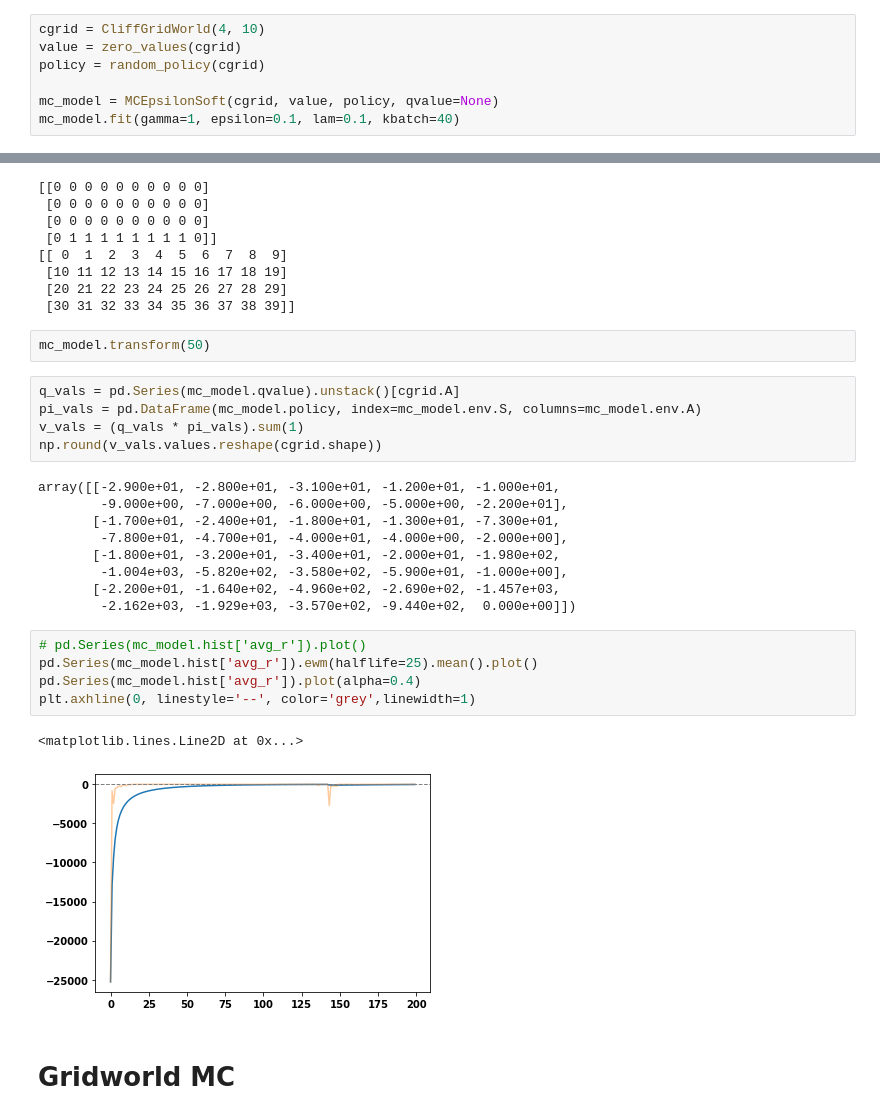
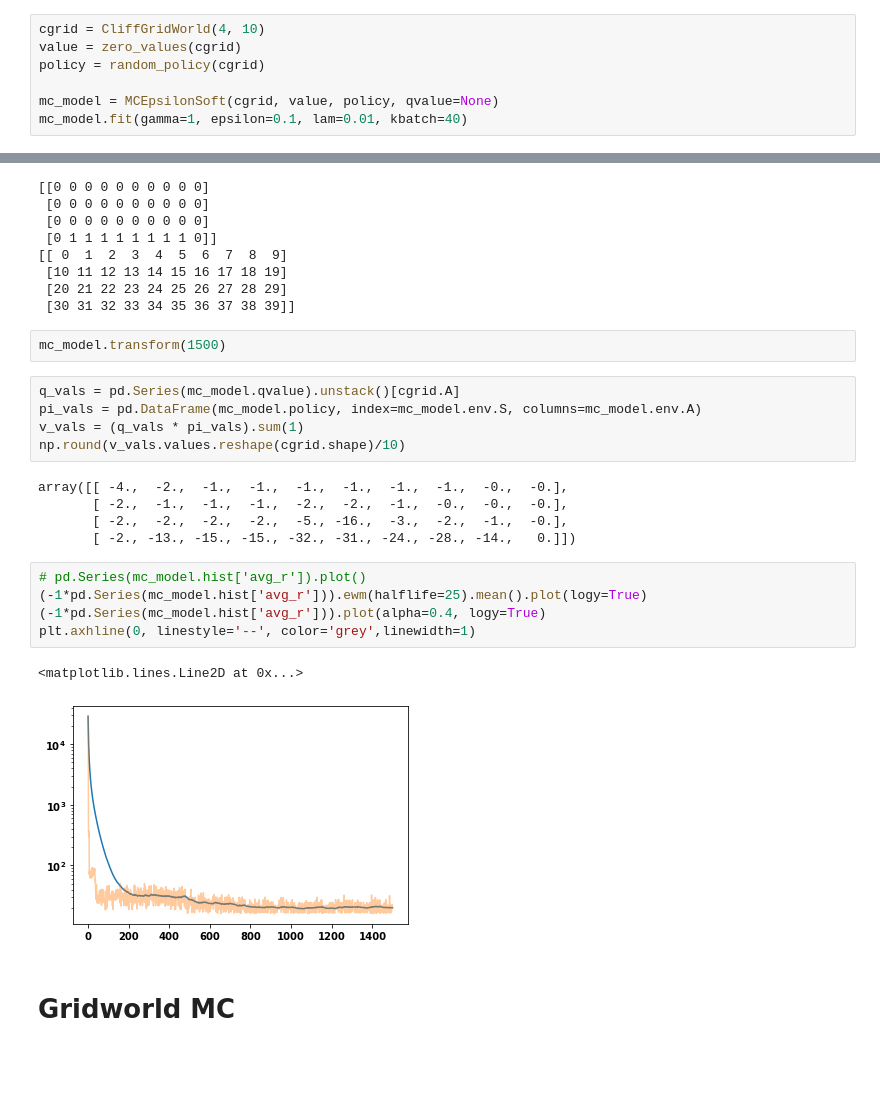
Before and after one commit to WHITSNAK/rflearn, a Jupyter notebook: notebooks/chapter 5.ipynb, the cells around one changed output, grey strips where cells are left out. Drawn from its saved outputs; the diff is of its cells as text; blank space fills up the shorter version.

```diff
--- a/notebooks/chapter 5.ipynb
+++ b/notebooks/chapter 5.ipynb
@@ -19,7 +19,7 @@ value = zero_values(cgrid)
 policy = random_policy(cgrid)
 
 mc_model = MCEpsilonSoft(cgrid, value, policy, qvalue=None)
-mc_model.fit(gamma=1, epsilon=0.1, lam=0.1, kbatch=40)
+mc_model.fit(gamma=1, epsilon=0.1, lam=0.01, kbatch=40)
 # %%
 print(np.array(cgrid.grid))
 print(np.array(cgrid.S).reshape(cgrid.shape))
@@ -33,29 +33,25 @@ print(np.array(cgrid.S).reshape(cgrid.shape))
  [20 21 22 23 24 25 26 27 28 29]
  [30 31 32 33 34 35 36 37 38 39]]
 # %%
-mc_model.transform(50)
+mc_model.transform(1500)
 # %%
 q_vals = pd.Series(mc_model.qvalue).unstack()[cgrid.A]
 pi_vals = pd.DataFrame(mc_model.policy, index=mc_model.env.S, columns=mc_model.env.A)
 v_vals = (q_vals * pi_vals).sum(1)
-np.round(v_vals.values.reshape(cgrid.shape))
+np.round(v_vals.values.reshape(cgrid.shape)/10)
 # %% [output]
-array([[-2.900e+01, -2.800e+01, -3.100e+01, -1.200e+01, -1.000e+01,
-        -9.000e+00, -7.000e+00, -6.000e+00, -5.000e+00, -2.200e+01],
-       [-1.700e+01, -2.400e+01, -1.800e+01, -1.300e+01, -7.300e+01,
-        -7.800e+01, -4.700e+01, -4.000e+01, -4.000e+00, -2.000e+00],
-       [-1.800e+01, -3.200e+01, -3.400e+01, -2.000e+01, -1.980e+02,
-        -1.004e+03, -5.820e+02, -3.580e+02, -5.900e+01, -1.000e+00],
-       [-2.200e+01, -1.640e+02, -4.960e+02, -2.690e+02, -1.457e+03,
-        -2.162e+03, -1.929e+03, -3.570e+02, -9.440e+02,  0.000e+00]])
+array([[ -4.,  -2.,  -1.,  -1.,  -1.,  -1.,  -1.,  -1.,  -0.,  -0.],
+       [ -2.,  -1.,  -1.,  -1.,  -2.,  -2.,  -1.,  -0.,  -0.,  -0.],
+       [ -2.,  -2.,  -2.,  -2.,  -5., -16.,  -3.,  -2.,  -1.,  -0.],
+       [ -2., -13., -15., -15., -32., -31., -24., -28., -14.,   0.]])
 # %%
 # pd.Series(mc_model.hist['avg_r']).plot()
-pd.Series(mc_model.hist['avg_r']).ewm(halflife=25).mean().plot()
-pd.Series(mc_model.hist['avg_r']).plot(alpha=0.4)
+(-1*pd.Series(mc_model.hist['avg_r'])).ewm(halflife=25).mean().plot(logy=True)
+(-1*pd.Series(mc_model.hist['avg_r'])).plot(alpha=0.4, logy=True)
 plt.axhline(0, linestyle='--', color='grey',linewidth=1)
 # %% [output]
 <matplotlib.lines.Line2D at 0x...>
-[figure, old version]
+[figure, new version]
 # %% [markdown]
 # Gridworld MC
 # %%
```
Also changed, not shown: 2 other files.
